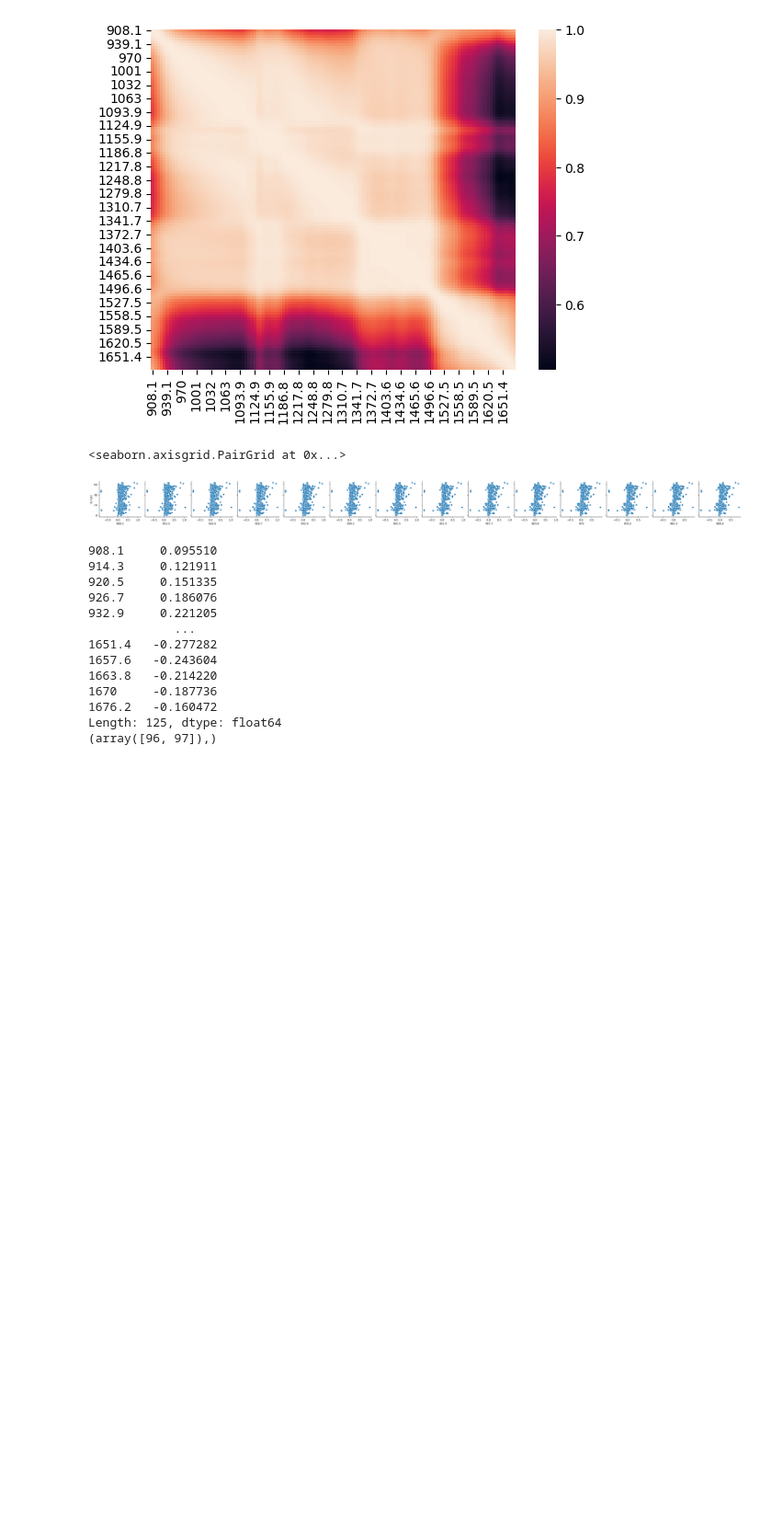
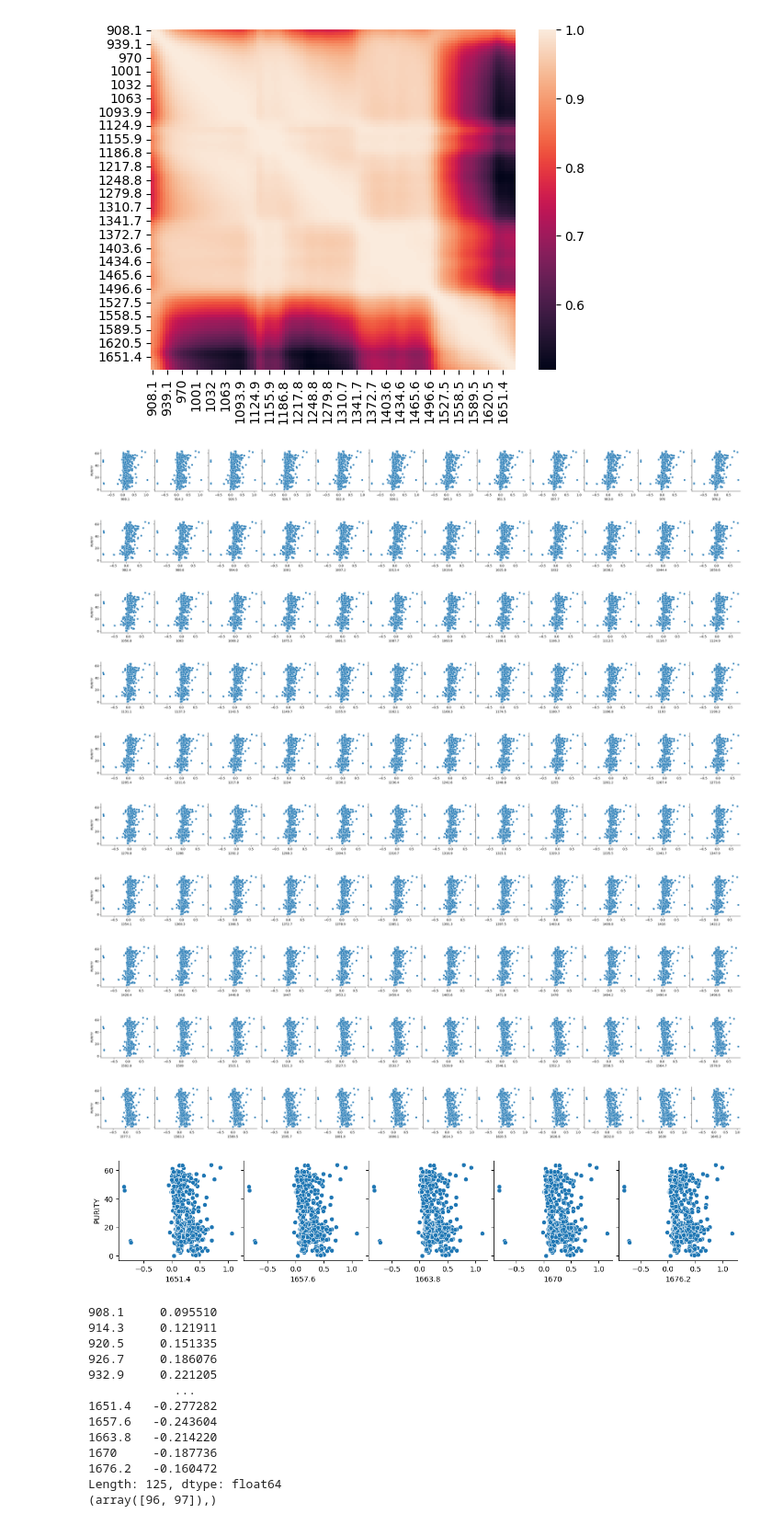
Before and after one commit to eferrer11/ML-project-heroin, a Jupyter notebook: main_exploration.ipynb, the cells around one changed output. Shown at 92% size. Saved outputs shown, nothing was run; the diff lists cells and outputs as text; code cells hidden in the pictures; blank space fills up the shorter version.

```diff
--- a/main_exploration.ipynb
+++ b/main_exploration.ipynb
@@ -248,10 +248,22 @@ sns.heatmap(data.iloc[:, 6:].corr())
 <Axes: >
 [figure]
 # %%
-sns.pairplot(data=data, x_vars= data.iloc[:, 6:20].columns.values, y_vars = 'PURITY')
+n=0
+for i in range (1, 12):
+    sns.pairplot(data=data, x_vars= data.iloc[:, 6+n: 6+i*12].columns.values, y_vars = 'PURITY')
+    n = i*12
 # %% [output]
-<seaborn.axisgrid.PairGrid at 0x...>
-[figure, old version]
+[figure, new version]
+[figure, added]
+[figure, added]
+[figure, added]
+[figure, added]
+[figure, added]
+[figure, added]
+[figure, added]
+[figure, added]
+[figure, added]
+[figure, added]
 # %%
 corrwithpurity = data.iloc[:, 6:].corrwith(data['PURITY'])
 print(corrwithpurity)
```
Also changed, not shown: 2 other files.
